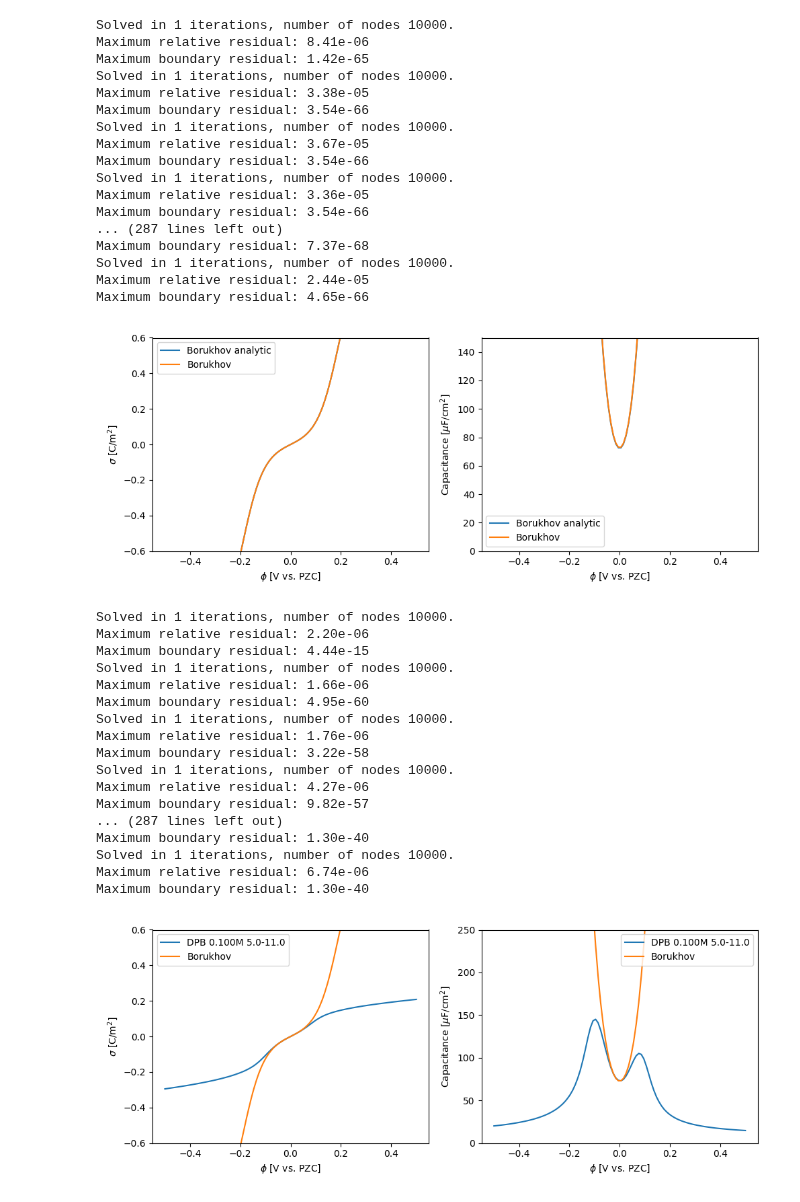
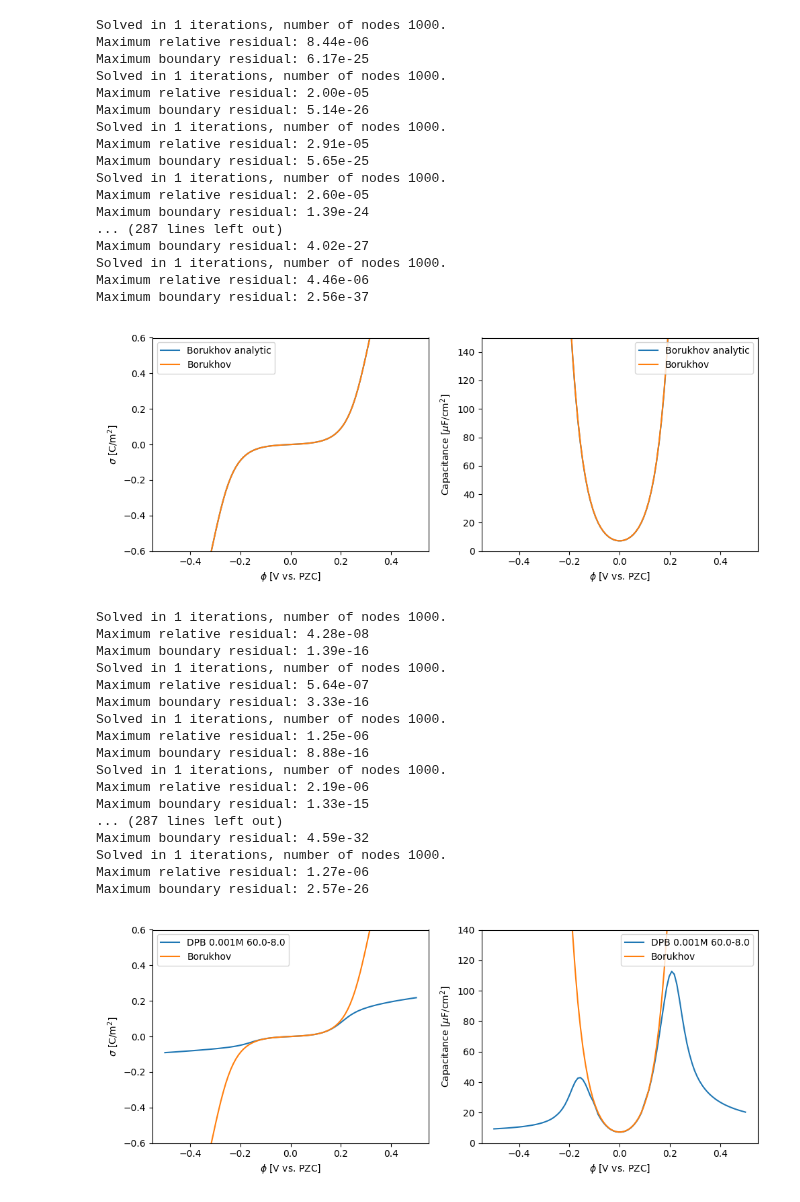
Before and after one commit to lucasdekam/frumkin, a Jupyter notebook: potential_sweeps.ipynb, the cells around one changed output. Saved outputs shown, nothing was run; the diff lists cells and outputs as text; code cells hidden in the pictures.

Commit message:
clean up and update to new models

```diff
--- a/potential_sweeps.ipynb
+++ b/potential_sweeps.ipynb
@@ -7,7 +7,7 @@ import plotting
 
 %matplotlib widget
 # %%
-ion_concentration_molar = 0.1
+ion_concentration_molar = 1e-3
 ion_diameter_m = 2.75e-10
 solvent_diameter_m = 2.75e-10
 potentials = np.linspace(-0.5, 0.5, 100)
@@ -44,51 +44,51 @@ plt.show()
 borukhov = models.Borukhov(ion_concentration_molar, ion_diameter_m)
 borukhov_nsol = sweep.numerical(borukhov, potentials)
 # %% [output]
-Solved in 1 iterations, number of nodes 10000.
-Maximum relative residual: 8.41e-06
-Maximum boundary residual: 1.42e-65
-Solved in 1 iterations, number of nodes 10000.
-Maximum relative residual: 3.38e-05
-Maximum boundary residual: 3.54e-66
-Solved in 1 iterations, number of nodes 10000.
-Maximum relative residual: 3.67e-05
-Maximum boundary residual: 3.54e-66
-Solved in 1 iterations, number of nodes 10000.
-Maximum relative residual: 3.36e-05
-Maximum boundary residual: 3.54e-66
+Solved in 1 iterations, number of nodes 1000.
+Maximum relative residual: 8.44e-06
+Maximum boundary residual: 6.17e-25
+Solved in 1 iterations, number of nodes 1000.
+Maximum relative residual: 2.00e-05
+Maximum boundary residual: 5.14e-26
+Solved in 1 iterations, number of nodes 1000.
+Maximum relative residual: 2.91e-05
+Maximum boundary residual: 5.65e-25
+Solved in 1 iterations, number of nodes 1000.
+Maximum relative residual: 2.60e-05
+Maximum boundary residual: 1.39e-24
 ... (287 lines left out)
-Maximum boundary residual: 7.37e-68
-Solved in 1 iterations, number of nodes 10000.
-Maximum relative residual: 2.44e-05
-Maximum boundary residual: 4.65e-66
+Maximum boundary residual: 4.02e-27
+Solved in 1 iterations, number of nodes 1000.
+Maximum relative residual: 4.46e-06
+Maximum boundary residual: 2.56e-37
 # %%
 fig, ax = plotting.plot_potential_sweep([borukhov_asol, borukhov_nsol])
 plt.show()
 # %% [output]
-[figure, old version]
+[figure, new version]
 # %%
-abr = models.Abrashkin(ion_concentration_molar, 5, 11)
+abr = models.Abrashkin(ion_concentration_molar, 60, 8)
 abr_nsol = sweep.numerical(abr, potentials)
 
 fig, ax = plotting.plot_potential_sweep([abr_nsol, borukhov_nsol])
-ax[1].set_ylim([0, 250])
+ax[1].set_ylim([0, 140])
 plt.show()
 # %% [output]
-Solved in 1 iterations, number of nodes 10000.
-Maximum relative residual: 2.20e-06
-Maximum boundary residual: 4.44e-15
-Solved in 1 iterations, number of nodes 10000.
-Maximum relative residual: 1.66e-06
-Maximum boundary residual: 4.95e-60
-Solved in 1 iterations, number of nodes 10000.
-Maximum relative residual: 1.76e-06
-Maximum boundary residual: 3.22e-58
-Solved in 1 iterations, number of nodes 10000.
-Maximum relative residual: 4.27e-06
-Maximum boundary residual: 9.82e-57
+Solved in 1 iterations, number of nodes 1000.
+Maximum relative residual: 4.28e-08
+Maximum boundary residual: 1.39e-16
+Solved in 1 iterations, number of nodes 1000.
+Maximum relative residual: 5.64e-07
+Maximum boundary residual: 3.33e-16
+Solved in 1 iterations, number of nodes 1000.
+Maximum relative residual: 1.25e-06
+Maximum boundary residual: 8.88e-16
+Solved in 1 iterations, number of nodes 1000.
+Maximum relative residual: 2.19e-06
+Maximum boundary residual: 1.33e-15
 ... (287 lines left out)
-Maximum boundary residual: 1.30e-40
-Solved in 1 iterations, number of nodes 10000.
-Maximum relative residual: 6.74e-06
-Maximum boundary residual: 1.30e-40
+Maximum boundary residual: 4.59e-32
+Solved in 1 iterations, number of nodes 1000.
+Maximum relative residual: 1.27e-06
+Maximum boundary residual: 2.57e-26
-[figure, old version]
+[figure, new version]
```
Also changed, not shown: parts of 2 cells of this notebook, 3 other files.
